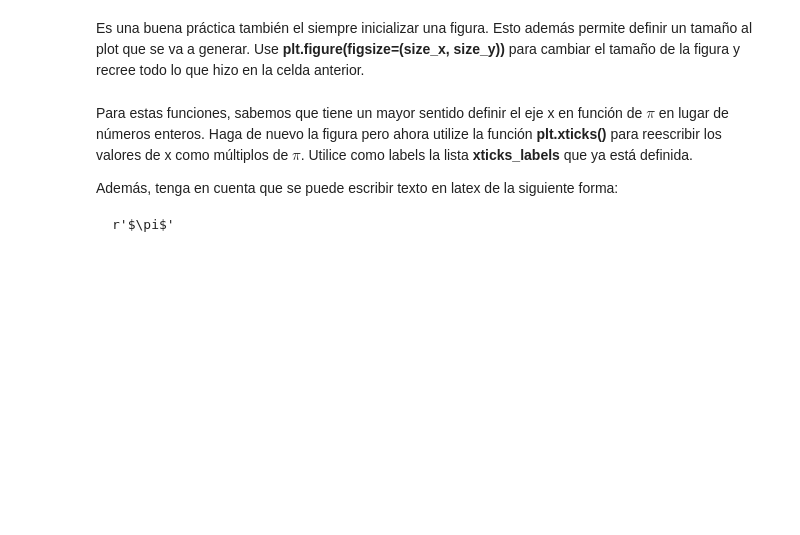
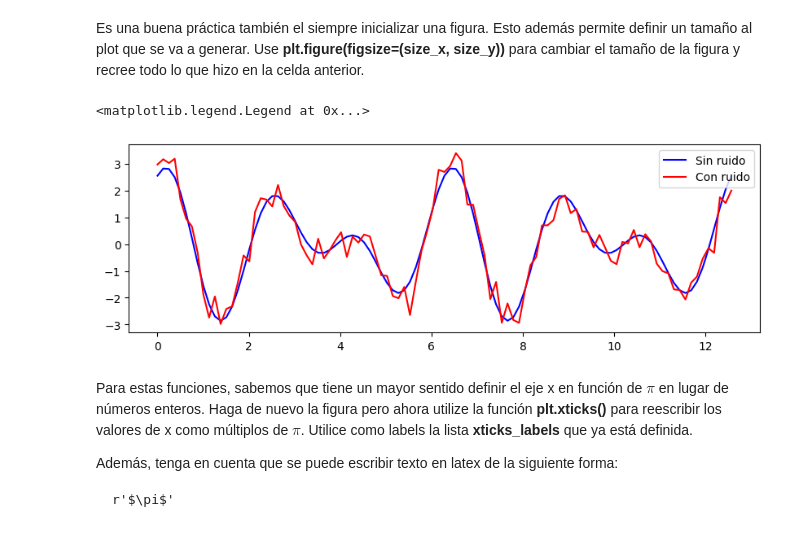
Before and after one commit to dantekliwadenko/Tarea-1, a Jupyter notebook: Tarea_1.ipynb, the cells around one changed output. Drawn from its saved outputs; the diff is of its cells as text; code cells hidden in the pictures; blank space fills up the shorter version.

```diff
--- a/Tarea_1.ipynb
+++ b/Tarea_1.ipynb
@@ -355,5 +387,19 @@ ruido = 0.4*np.random.randn(len(x_values))
 # %% [markdown]
 Es una buena práctica también el siempre inicializar una figura. Esto además permite definir un tamaño al plot que se va a generar. Use **plt.figure(figsize=(size_x, size_y))** para cambiar el tamaño de la figura y recree todo lo que hizo en la celda anterior.
+# %%
+fig = plt.figure(figsize=(10, 3))
+
+# Línea para plotear función sin ruido
+plt.plot(x_values, f(x_values), color="blue", label="Sin ruido")
+
+# Línea para plotear función con ruido
+plt.plot(x_values, f(x_values) + ruido, color="red", label="Con ruido")
+
+# Se añade la leyenda
+plt.legend()
+# %% [output]
+<matplotlib.legend.Legend at 0x...>
+[figure, added]
 # %% [markdown]
 Para estas funciones, sabemos que tiene un mayor sentido definir el eje x en función de $\pi$ en lugar de números enteros. Haga de nuevo la figura pero ahora utilize la función **plt.xticks()** para reescribir los valores de x como múltiplos de $\pi$. Utilice como labels la lista **xticks_labels** que ya está definida.
 
```
Also changed, not shown: parts of 20 cells of this notebook.
